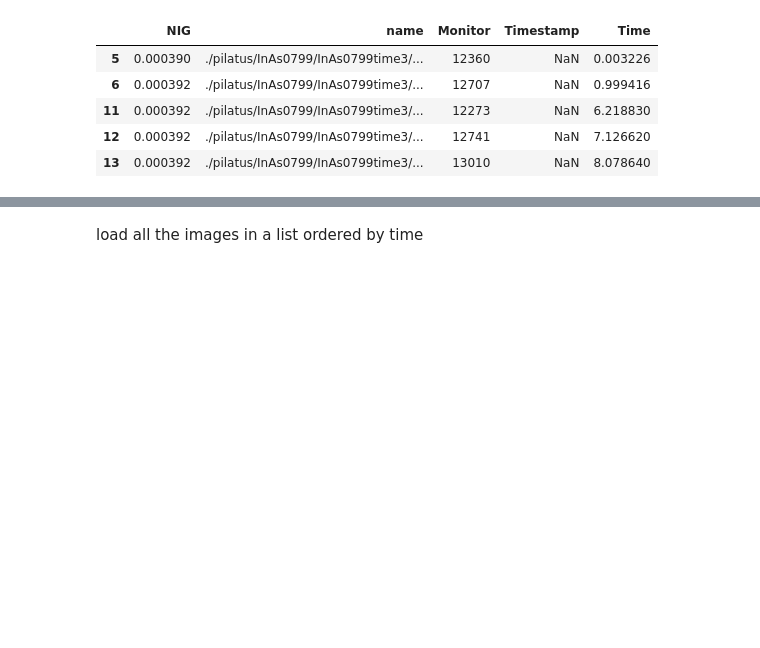
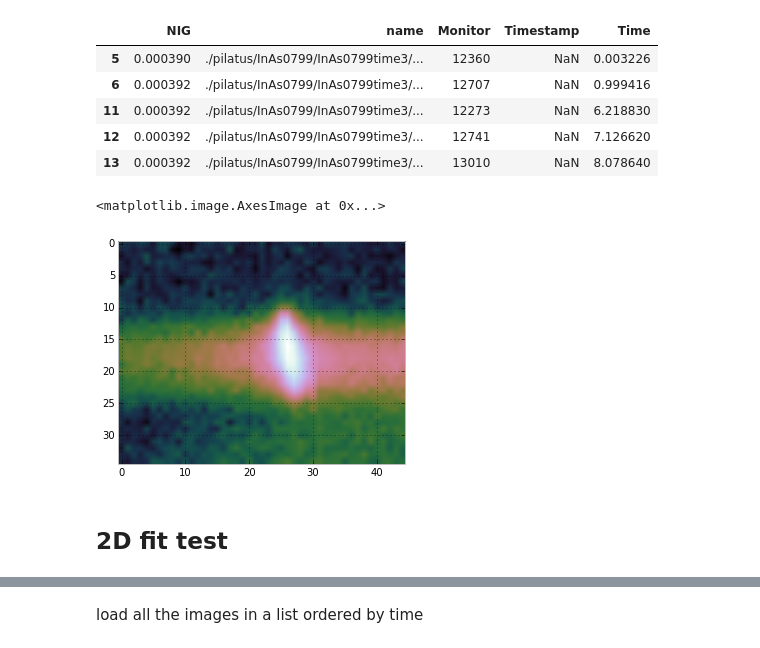
Before and after one commit to giulioungaretti/SPring8, a Jupyter notebook: Napkin.ipynb, the cells around one changed output, grey strips where cells are left out. Saved outputs shown, nothing was run; the diff lists cells and outputs as text; code cells hidden in the pictures; blank space fills up the shorter version.

```diff
--- a/Napkin.ipynb
+++ b/Napkin.ipynb
@@ -119,8 +120,14 @@ data_df.head()
 # %%
 obj = SPring8_image(data_df.name[100])
 obj.read_detector(2)
 image = obj.img
 image = image[70:125,90:370]
 #uncomment next line to show the laoded image for reference
-#fig,ax = subplots()
-# plt.imshow(log(image),cmap= cm.cubehelix)
+fig,ax = subplots()
+image = image[10:45,120:165]
+plt.imshow(log(image),cmap= cm.cubehelix)
+# %% [output]
+<matplotlib.image.AxesImage at 0x...>
+[figure, added]
+# %% [markdown]
+## 2D fit test
```
Also changed, not shown: parts of 13 cells of this notebook.
